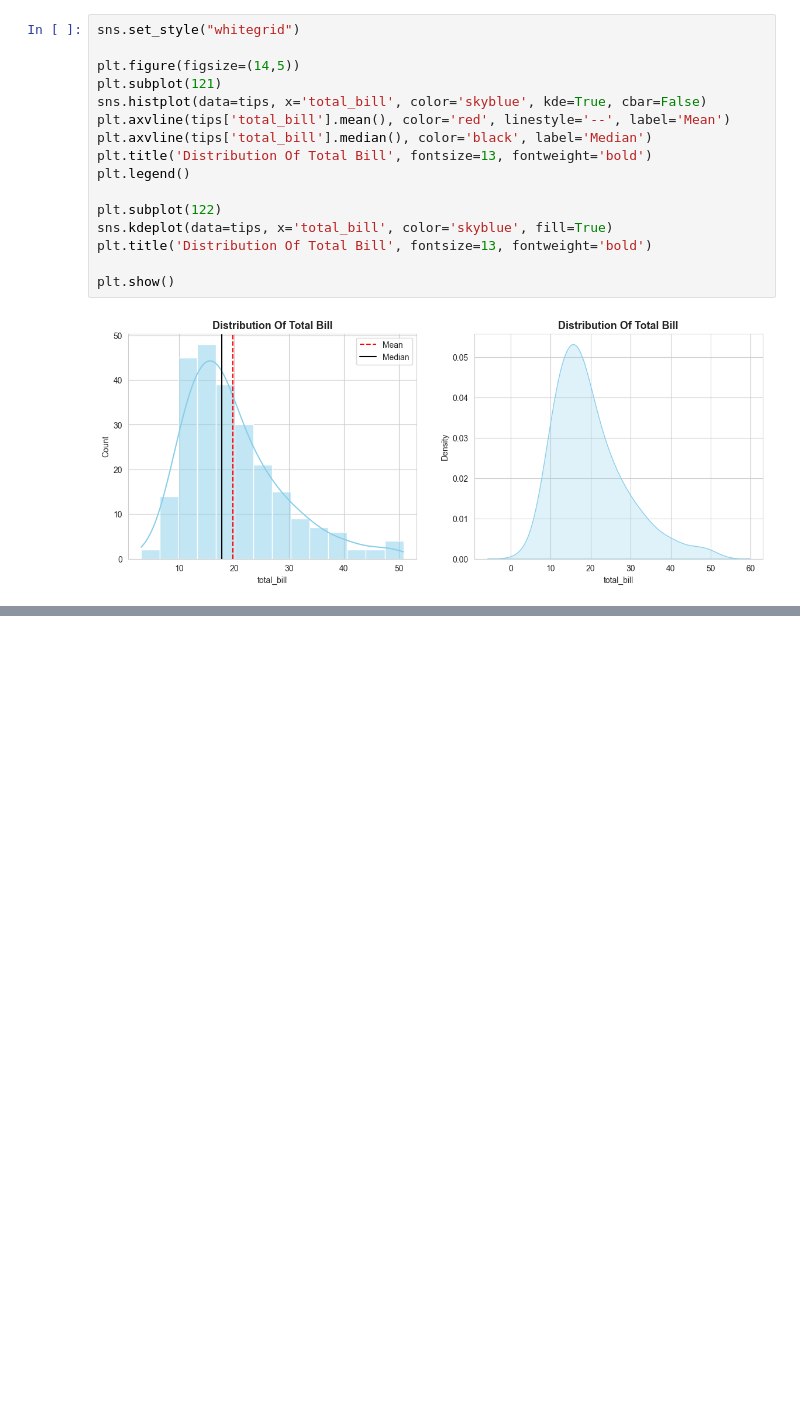
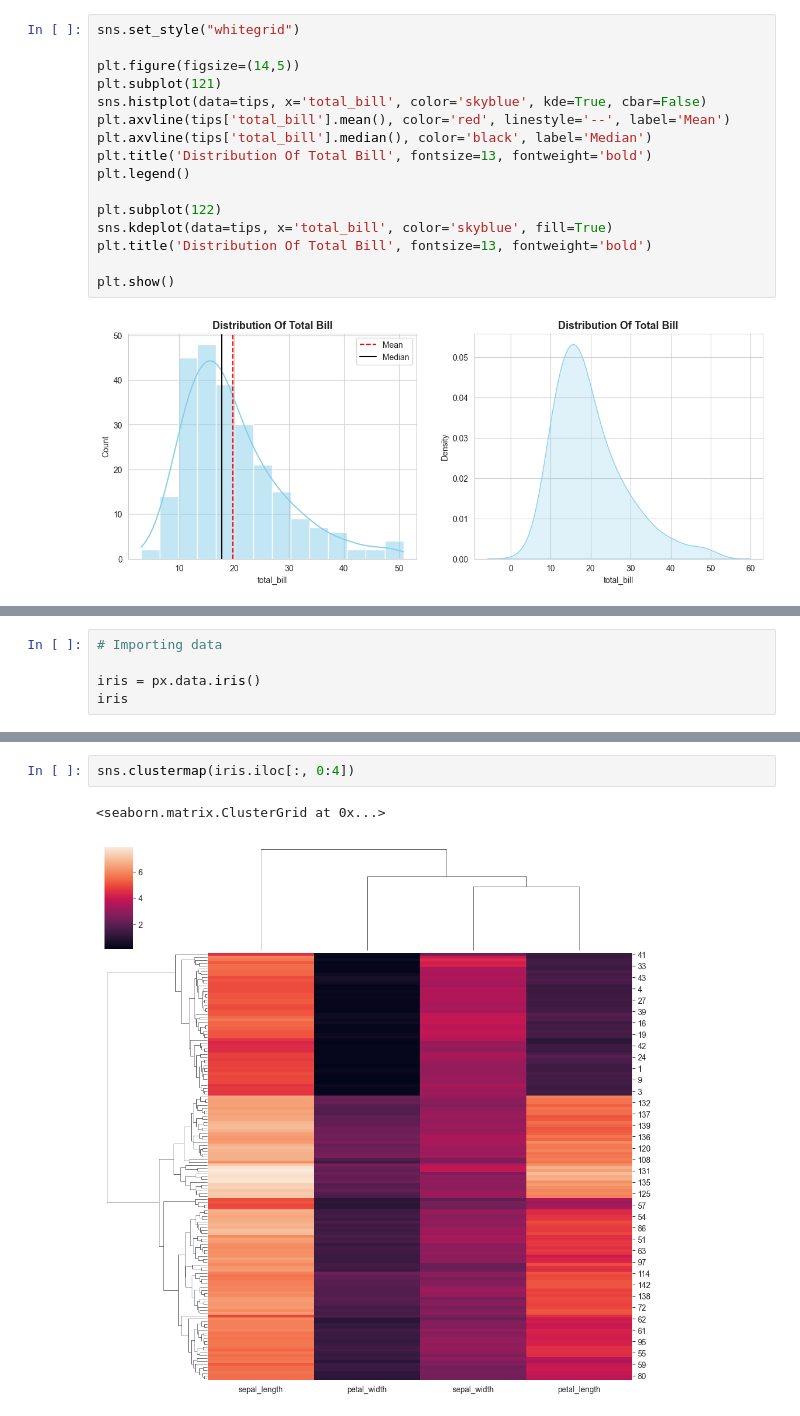
Before and after one commit to mohammadkhorshed/python-practice, a Jupyter notebook: seaborn/seaborn_learning.ipynb, the cells around one changed output, grey strips where cells are left out. Cells and saved outputs as stored; diff of their text form; blank space fills up the shorter version.

```diff
--- a/seaborn/seaborn_learning.ipynb
+++ b/seaborn/seaborn_learning.ipynb
@@ -333,0 +370,5 @@ plt.show()
+# %%
+# Importing data
+
+iris = px.data.iris()
+iris
@@ -333,0 +389,5 @@ plt.show()
+# %%
+sns.clustermap(iris.iloc[:, 0:4])
+# %% [output]
+<seaborn.matrix.ClusterGrid at 0x...>
+[figure, added]
```
Also changed, not shown: parts of 9 cells of this notebook.
